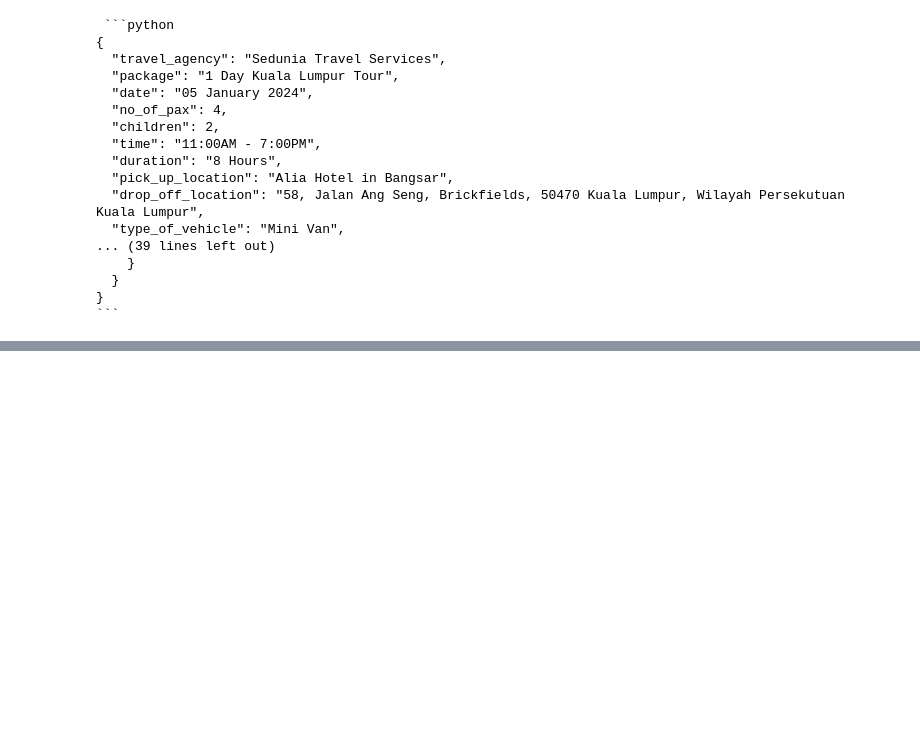
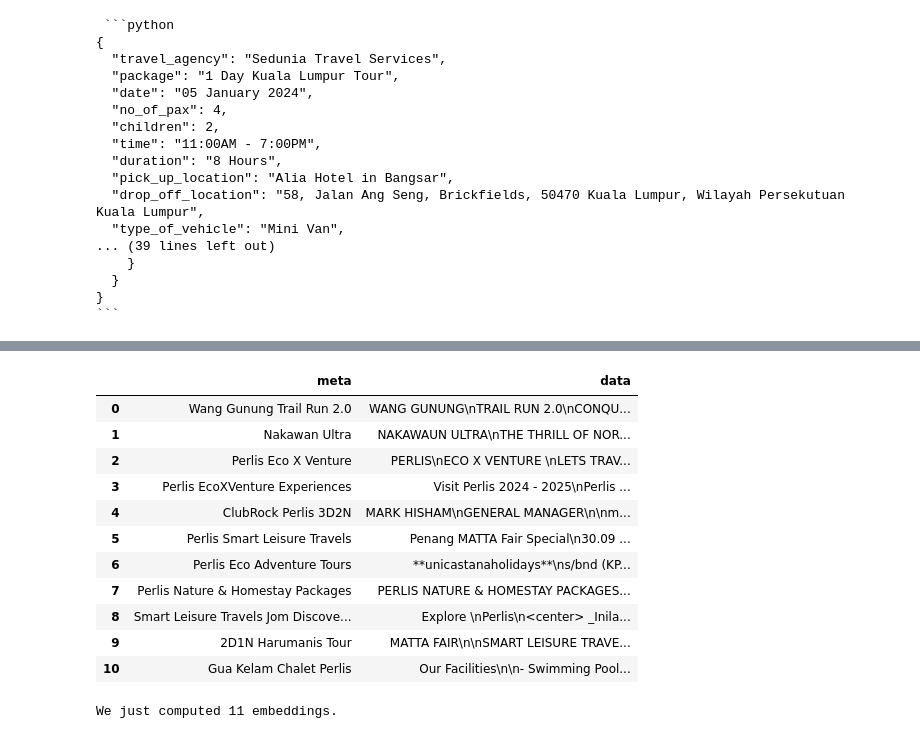
Before and after one commit to shaikrezashafiqbSA/Simple-Flask-RAG, a Jupyter notebook: Traveller_POC.ipynb, the cells around one changed output, grey strips where cells are left out. Drawn from its saved outputs; the diff is of its cells as text; code cells hidden in the pictures; blank space fills up the shorter version.

```diff
--- a/Traveller_POC.ipynb
+++ b/Traveller_POC.ipynb
@@ -199,0 +204,19 @@ Note: you may need to restart the kernel to use updated packages.
+# %%
+from gdrive.gdrive_handler import GspreadHandler
+gspread_handler = GspreadHandler(credentials_filepath='./gdrive/phrasal-ability-419201-d527372ace3b.json')
+df = gspread_handler.get_sheet_as_df(sheet_name="Master Database", worksheet_name="partners")
+# %%
+df
+# %% [output]
+|  | meta | data |
+| 0 | Wang Gunung Trail Run 2.0 | WANG GUNUNG\nTRAIL RUN 2.0\nCONQU... |
+| 1 | Nakawan Ultra | NAKAWAUN ULTRA\nTHE THRILL OF NOR... |
+| 2 | Perlis Eco X Venture | PERLIS\nECO X VENTURE \nLETS TRAV... |
+| 3 | Perlis EcoXVenture Experiences | Visit Perlis 2024 - 2025\nPerlis ... |
+| 4 | ClubRock Perlis 3D2N | MARK HISHAM\nGENERAL MANAGER\n\nm... |
+| 5 | Perlis Smart Leisure Travels | Penang MATTA Fair Special\n30.09 ... |
+| 6 | Perlis Eco Adventure Tours | **unicastanaholidays**\ns/bnd (KP... |
+| 7 | Perlis Nature & Homestay Packages | PERLIS NATURE & HOMESTAY PACKAGES... |
+| 8 | Smart Leisure Travels Jom Discove... | Explore \nPerlis\n<center> _Inila... |
+| 9 | 2D1N Harumanis Tour | MATTA FAIR\n\nSMART LEISURE TRAVE... |
+| 10 | Gua Kelam Chalet Perlis | Our Facilities\n\n- Swimming Pool... |
@@ -199,0 +235,12 @@ Note: you may need to restart the kernel to use updated packages.
+# %%
+model="embed-english-v3.0"
+response = co.embed(
+    texts= chunks,
+    model=model,
+    input_type="search_document",
+    embedding_types=['float']
+)
+embeddings = response.embeddings.float
+print(f"We just computed {len(embeddings)} embeddings.")
+# %% [output]
+We just computed 11 embeddings.
```
Also changed, not shown: parts of 23 cells of this notebook, 12 other files.
